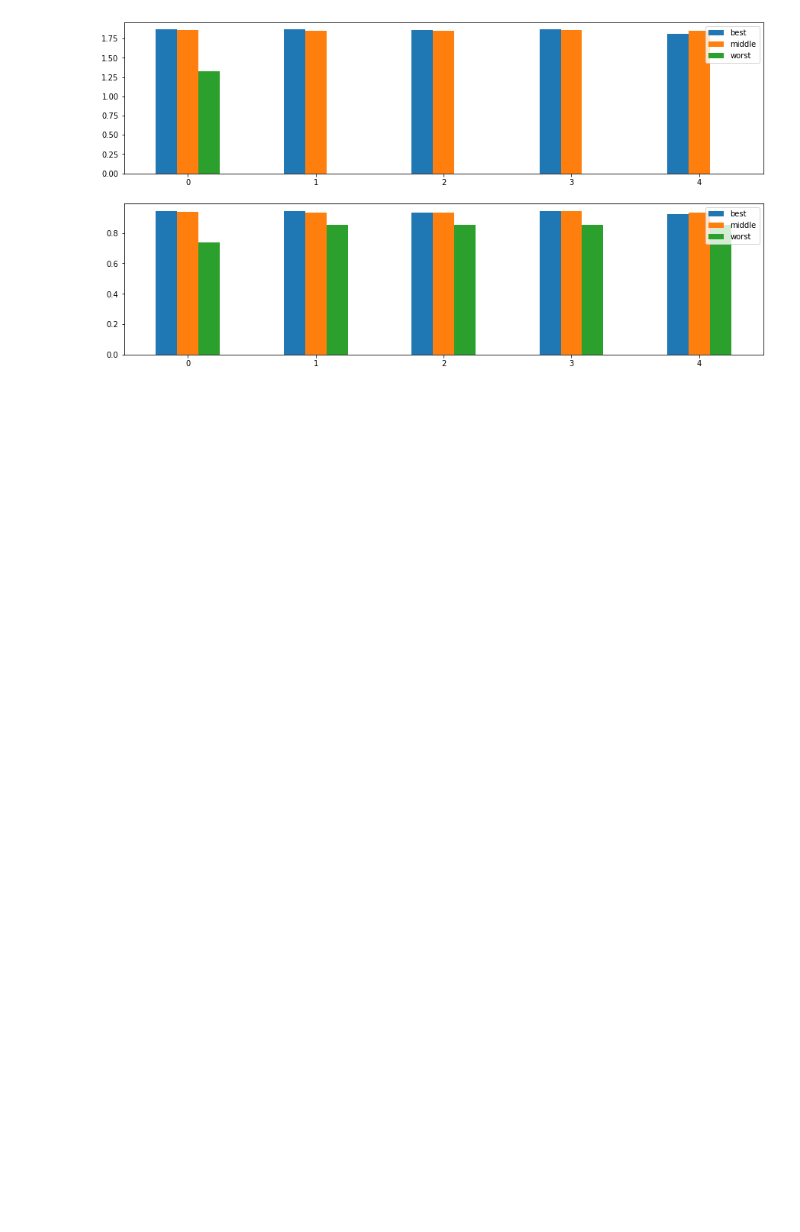
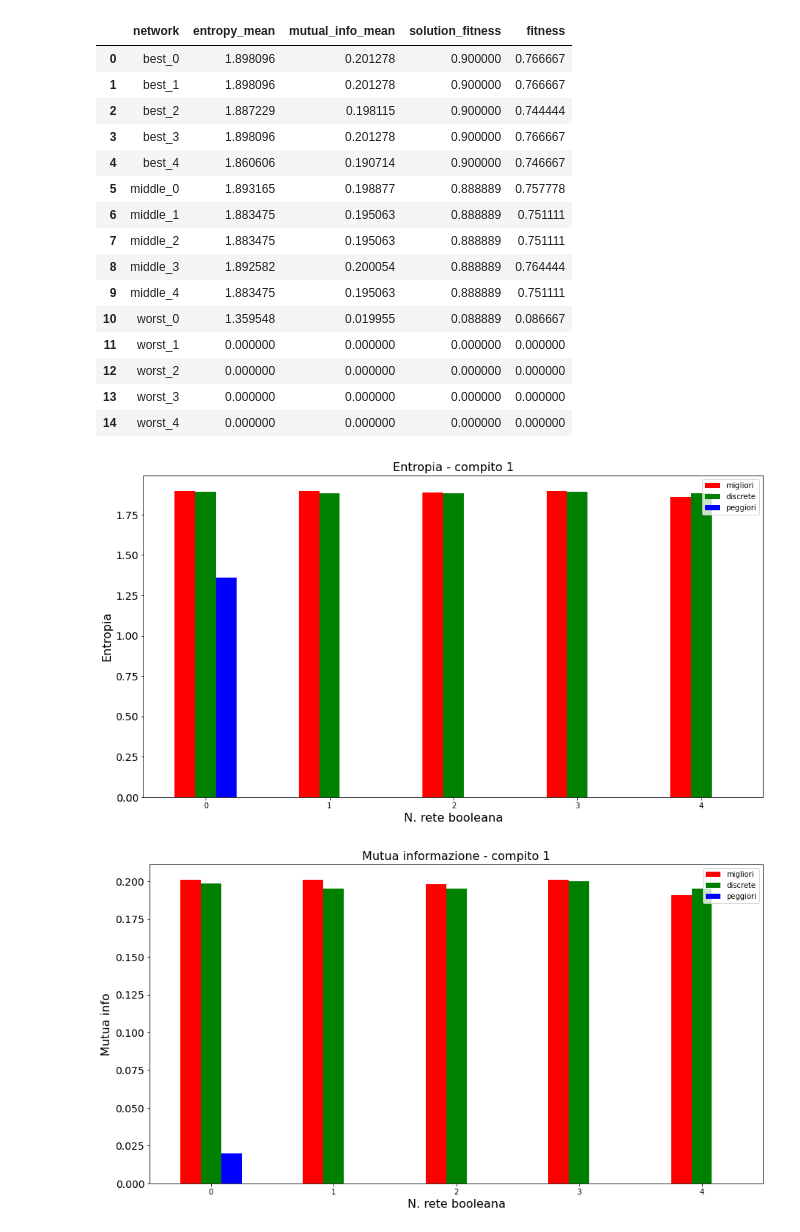
Before and after one commit to petretiandrea/thesis-genetic-swarm, a Jupyter notebook: analysis-visualization/complexity.ipynb, the cells around one changed output. Saved outputs shown, nothing was run; the diff lists cells and outputs as text; code cells hidden in the pictures; blank space fills up the shorter version.

```diff
--- a/analysis-visualization/complexity.ipynb
+++ b/analysis-visualization/complexity.ipynb
@@ -85,5 +211,27 @@ create_bar_plot(statistics_folder + "task1_bis", 5, 10)
 # %%
-statistics_folder = r'c:/users/andrea petreti/documents/tesi_robotics/statistics/complexity/task2/'
-create_bar_plot(extract_tgz(statistics_folder + 'task2_11-15_29-01.tgz', 'task2'), 5, 10)
+statistics_folder = r'./collected-data/complexity/task2/'
+basename = extract_tgz(statistics_folder + 'task2_29-01_11-15.tgz', 'task2')
+extract_complexity_measures(basename, 5, 15)
-# %% [output]
-[figure, removed]
+# %%
+basename = r'./collected-data/complexity/task2/temp/task2'
+create_bar_plot(basename, 5, title=("Entropia - compito 1", "Mutua informazione - compito 1"))
+display(create_table(basename, 5))
+# %% [output]
+|  | network | entropy_mean | mutual_info_mean | solution_fitness | fitness |
+| 0 | best_0 | 1.898096 | 0.201278 | 0.900000 | 0.766667 |
+| 1 | best_1 | 1.898096 | 0.201278 | 0.900000 | 0.766667 |
+| 2 | best_2 | 1.887229 | 0.198115 | 0.900000 | 0.744444 |
+| 3 | best_3 | 1.898096 | 0.201278 | 0.900000 | 0.766667 |
+| 4 | best_4 | 1.860606 | 0.190714 | 0.900000 | 0.746667 |
+| 5 | middle_0 | 1.893165 | 0.198877 | 0.888889 | 0.757778 |
+| 6 | middle_1 | 1.883475 | 0.195063 | 0.888889 | 0.751111 |
+| 7 | middle_2 | 1.883475 | 0.195063 | 0.888889 | 0.751111 |
+| 8 | middle_3 | 1.892582 | 0.200054 | 0.888889 | 0.764444 |
+| 9 | middle_4 | 1.883475 | 0.195063 | 0.888889 | 0.751111 |
+| 10 | worst_0 | 1.359548 | 0.019955 | 0.088889 | 0.086667 |
+| 11 | worst_1 | 0.000000 | 0.000000 | 0.000000 | 0.000000 |
+| 12 | worst_2 | 0.000000 | 0.000000 | 0.000000 | 0.000000 |
+| 13 | worst_3 | 0.000000 | 0.000000 | 0.000000 | 0.000000 |
+| 14 | worst_4 | 0.000000 | 0.000000 | 0.000000 | 0.000000 |
+[figure, added]
+[figure, added]
```
Also changed, not shown: parts of 25 cells of this notebook, 17 other files.
